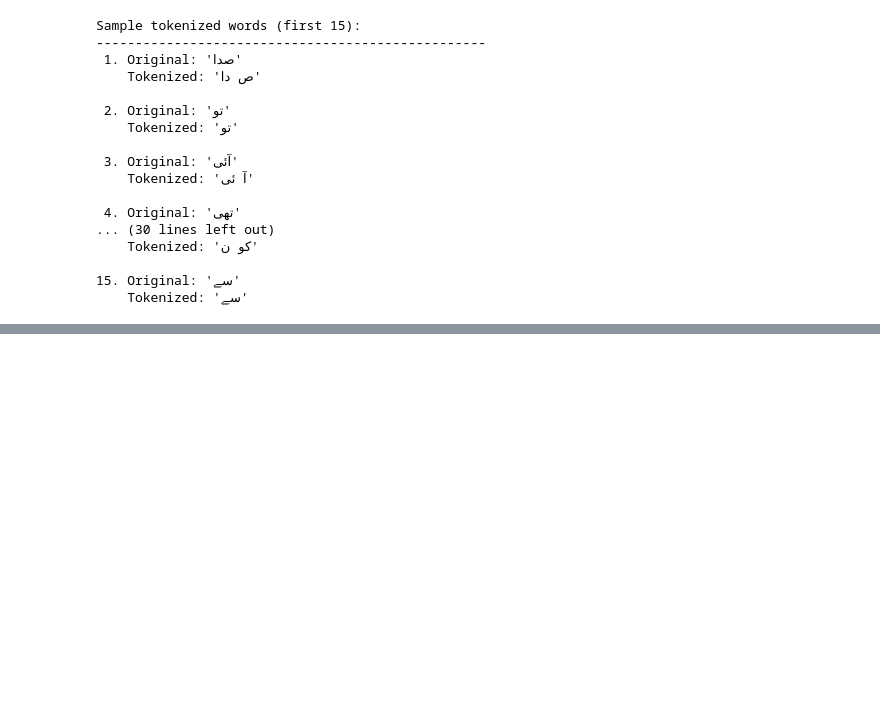
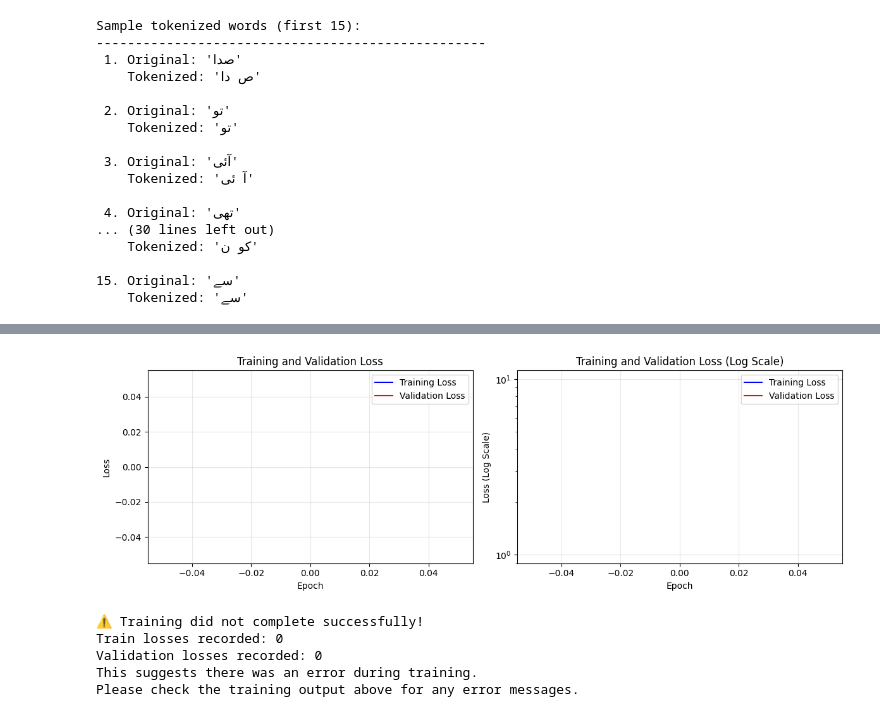
Before and after one commit to Sameed17/urduToRomanUrduTranslator, a Jupyter notebook: BPE_Corrected.ipynb, the cells around one changed output, grey strips where cells are left out. Saved outputs shown, nothing was run; the diff lists cells and outputs as text; code cells hidden in the pictures; blank space fills up the shorter version.

```diff
--- a/BPE_Corrected.ipynb
+++ b/BPE_Corrected.ipynb
@@ -134,7 +2506,7 @@ Number of words processed: 172263
 # Display sample vocabulary
 print("Sample vocabulary (first 30 tokens):")
 print("-" * 40)
-for i, token in enumerate(sorted(final_vocab)[:30]):
+for i, token in enumerate(sorted(urdu_vocab)[:30]):
     print(f"{i+1:2d}. '{token}'")
 # %% [output]
 Sample vocabulary (first 30 tokens):
@@ -158,8 +2530,8 @@ Sample vocabulary (first 30 tokens):
 # Display sample tokenized words
 print("Sample tokenized words (first 15):")
 print("-" * 50)
-for i, word_tokens in enumerate(tokenized_words[:15]):
-    original_word = text.split()[i] if i < len(text.split()) else "N/A"
+for i, word_tokens in enumerate(urdu_tokenized_words[:15]):
+    original_word = urdu_corpus.split()[i] if i < len(urdu_corpus.split()) else "N/A"
     tokenized_word = ' '.join(word_tokens)
     print(f"{i+1:2d}. Original: '{original_word}'")
     print(f"    Tokenized: '{tokenized_word}'")
@@ -184,0 +2697,12 @@ Sample tokenized words (first 15):
+# %%
+# Custom Dataset class for our tokenized data
+class UrduDataset(Dataset):
+    def __init__(self, input_sequences, target_sequences):
+        self.input_sequences = torch.tensor(input_sequences, dtype=torch.long)
+        self.target_sequences = torch.tensor(target_sequences, dtype=torch.long)
+
+    def __len__(self):
+        return len(self.input_sequences)
+
+    def __getitem__(self, idx):
+        return self.input_sequences[idx], self.target_sequences[idx]
@@ -184,0 +3210,36 @@ Sample tokenized words (first 15):
+# %%
+# Plot training curves
+plt.figure(figsize=(12, 4))
+
+plt.subplot(1, 2, 1)
+plt.plot(train_losses, label='Training Loss', color='blue')
+plt.plot(val_losses, label='Validation Loss', color='red')
+plt.xlabel('Epoch')
+plt.ylabel('Loss')
+plt.title('Training and Validation Loss')
+plt.legend()
+plt.grid(True, alpha=0.3)
+
+plt.subplot(1, 2, 2)
+plt.plot(train_losses, label='Training Loss', color='blue')
+plt.plot(val_losses, label='Validation Loss', color='red')
+plt.xlabel('Epoch')
+plt.ylabel('Loss (Log Scale)')
+plt.title('Training and Validation Loss (Log Scale)')
+plt.yscale('log')
+plt.legend()
+plt.grid(True, alpha=0.3)
+
+plt.tight_layout()
+plt.show()
+
+print(f"Final training loss: {train_losses[-1]:.4f}")
+print(f"Final validation loss: {val_losses[-1]:.4f}")
+print(f"Best validation loss: {best_val_loss:.4f}")
+# %% [output]
+[figure, added]
+⚠️ Training did not complete successfully!
+Train losses recorded: 0
+Validation losses recorded: 0
+This suggests there was an error during training.
+Please check the training output above for any error messages.
```
Also changed, not shown: parts of 43 cells of this notebook, 4 other files.
